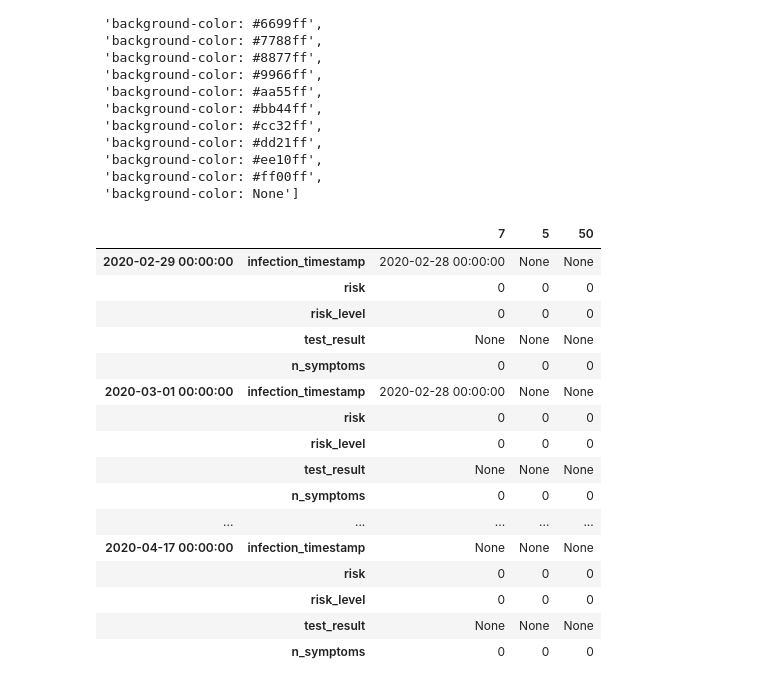
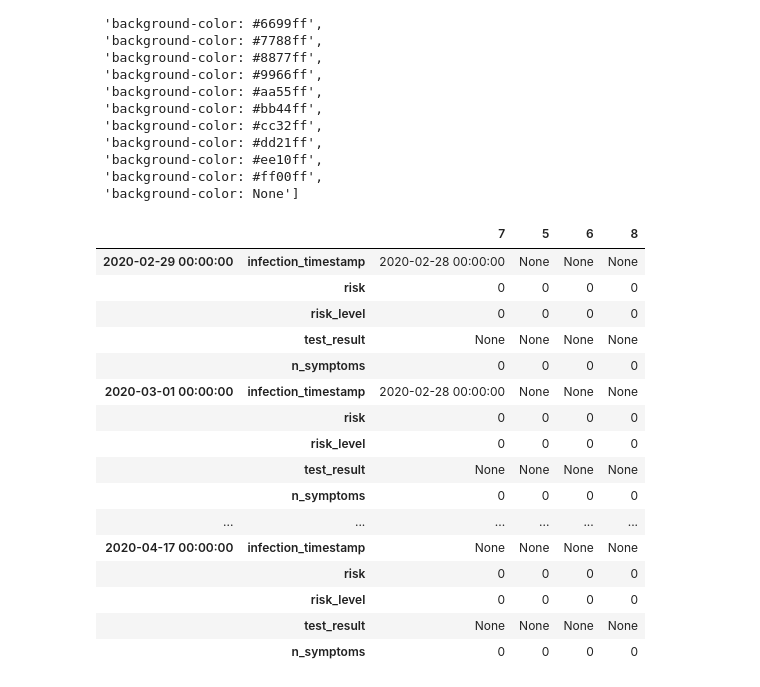
Before and after one commit to vict0rsch/covid_p2p_simulation, a Jupyter notebook: notebooks/spy_humans-victor.ipynb, the cells around one changed output. Saved outputs shown, nothing was run; the diff lists cells and outputs as text; code cells hidden in the pictures.

```diff
--- a/notebooks/spy_humans-victor.ipynb
+++ b/notebooks/spy_humans-victor.ipynb
@@ -45,3 +45,16 @@ data['infection_monitor']
  ['human:41', 'human:38', datetime.date(2020, 3, 20)],
  ['human:76', 'human:77', datetime.date(2020, 3, 22)],
  ['human:38', 'human:39', datetime.date(2020, 3, 23)]]
+# %%
+VERBOSE = True
+infections = {}
+for h1, h2, ts in sorted(data['infection_monitor'], key=lambda x: x[-1]):
+    infections[h1] = infections.get(h1, []) + [(h2, ts)]
+if VERBOSE:
+    for h1 in infections:
+        print(h1, "->", " | ".join(x[0] for x in sorted(infections[h1], key=lambda x: x[1])))
+
+h = sorted(infections.keys(), key=lambda x: len(infections[x]))[-1]
+print(h, "->", len(infections[h]), "infected")
+ids = [int(h.split(":")[-1]) - 1] + [int(x[0].split(":")[-1]) - 1 for x in infections[h]]
+print(ids)
@@ -89,29 +120,29 @@ RISK_COLOR
 # %%
 # track 8,6,51 (check from data['infection_monitor'])
 pd.set_option('display.max_rows', None)
-df = humans.loc[(slice(None), ("infection_timestamp","risk", "test_result", "n_symptoms", "risk_level")), [7,5,50]]
+df = humans.loc[(slice(None), ("infection_timestamp","risk", "test_result", "n_symptoms", "risk_level")),ids ]
 df.style.applymap(_color_cell).apply(_color_risk, axis=0)
 
 # TODOs
 # color test_results with 'red' and 'yellow' of lower transparency
 # color risk_levels with one of 16 colors from a color map
 # color recommendation_level with one of 4 colors - "red", "orange", "yellow", "green"
 # have an option to select what to view i.e. test_results, symptoms, risk, risk_level, etc.
 # %% [output]
-|  |  | 7 | 5 | 50 |
-| 2020-02-29 00:00:00 | infection_timestamp | 2020-02-28 00:00:00 | None | None |
-|  | risk | 0 | 0 | 0 |
-|  | risk_level | 0 | 0 | 0 |
-|  | test_result | None | None | None |
-|  | n_symptoms | 0 | 0 | 0 |
-| 2020-03-01 00:00:00 | infection_timestamp | 2020-02-28 00:00:00 | None | None |
-|  | risk | 0 | 0 | 0 |
-|  | risk_level | 0 | 0 | 0 |
-|  | test_result | None | None | None |
-|  | n_symptoms | 0 | 0 | 0 |
-| ... | ... | ... | ... | ... |
-| 2020-04-17 00:00:00 | infection_timestamp | None | None | None |
-|  | risk | 0 | 0 | 0 |
-|  | risk_level | 0 | 0 | 0 |
-|  | test_result | None | None | None |
-|  | n_symptoms | 0 | 0 | 0 |
+|  |  | 7 | 5 | 6 | 8 |
+| 2020-02-29 00:00:00 | infection_timestamp | 2020-02-28 00:00:00 | None | None | None |
+|  | risk | 0 | 0 | 0 | 0 |
+|  | risk_level | 0 | 0 | 0 | 0 |
+|  | test_result | None | None | None | None |
+|  | n_symptoms | 0 | 0 | 0 | 0 |
+| 2020-03-01 00:00:00 | infection_timestamp | 2020-02-28 00:00:00 | None | None | None |
+|  | risk | 0 | 0 | 0 | 0 |
+|  | risk_level | 0 | 0 | 0 | 0 |
+|  | test_result | None | None | None | None |
+|  | n_symptoms | 0 | 0 | 0 | 0 |
+| ... | ... | ... | ... | ... | ... |
+| 2020-04-17 00:00:00 | infection_timestamp | None | None | None | None |
+|  | risk | 0 | 0 | 0 | 0 |
+|  | risk_level | 0 | 0 | 0 | 0 |
+|  | test_result | None | None | None | None |
+|  | n_symptoms | 0 | 0 | 0 | 0 |
```
Also changed, not shown: parts of 1 cell of this notebook, 1 other file.
